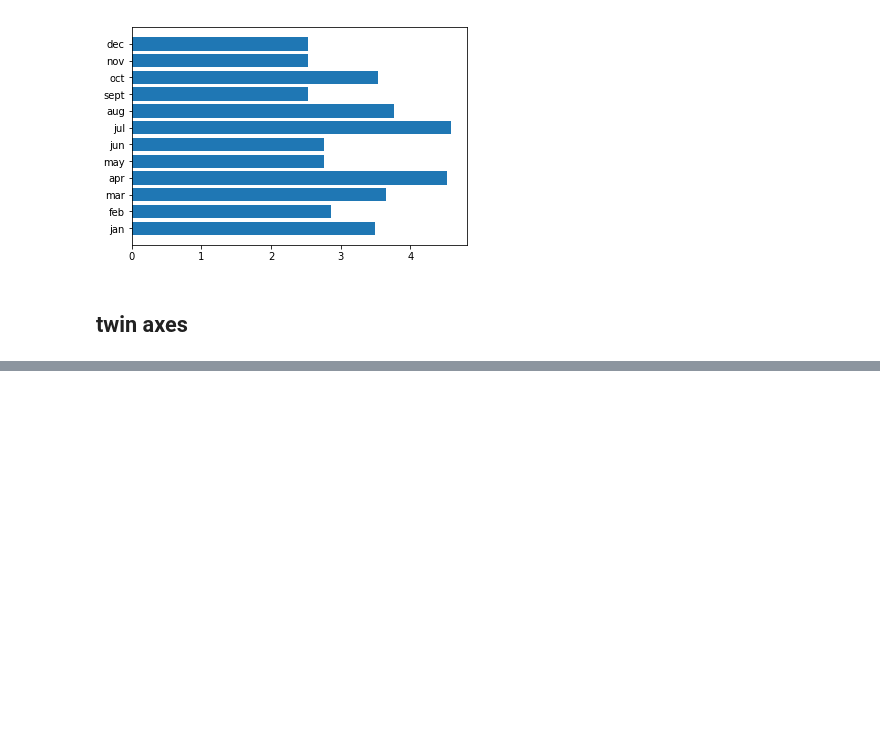
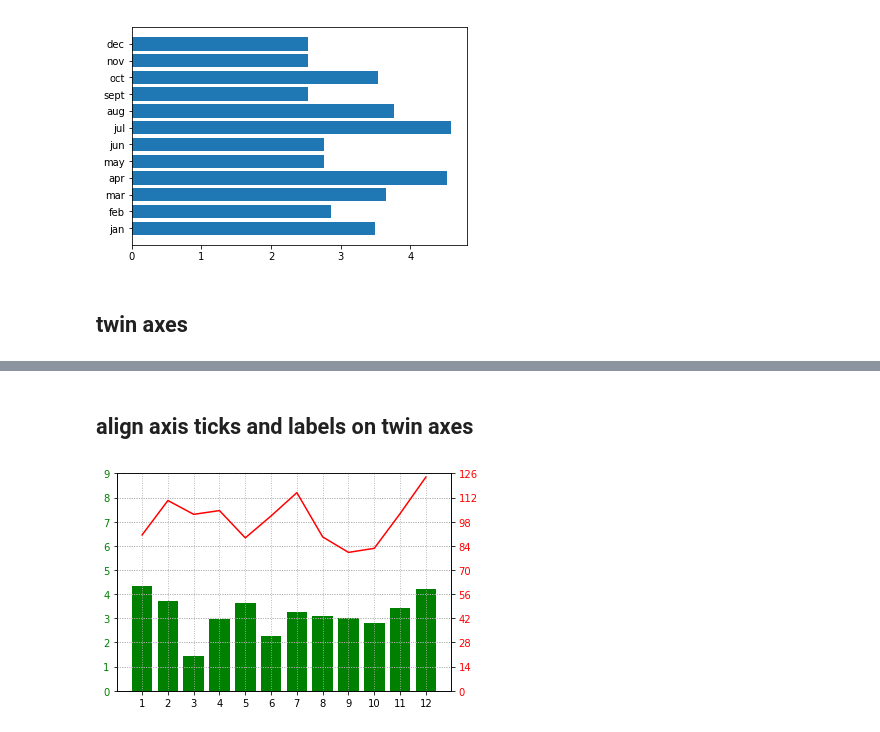
Before and after one commit to queirozfcom/python-sandbox, a Jupyter notebook: python3/notebooks/matplotlib/pyplot-by-example/main.ipynb, the cells around one changed output, grey strips where cells are left out. Drawn from its saved outputs; the diff is of its cells as text; code cells hidden in the pictures; blank space fills up the shorter version.

```diff
--- a/python3/notebooks/matplotlib/pyplot-by-example/main.ipynb
+++ b/python3/notebooks/matplotlib/pyplot-by-example/main.ipynb
@@ -368,0 +390,43 @@ plt.show()
+# %% [markdown]
+## align axis ticks and labels on twin axes
+# %%
+plt.clf()
+np.random.seed(10)
+xs = [1,2,3,4,5,6,7,8,9,10,11,12]
+ys_bars = np.random.normal(loc=3.0,size=12)
+ys_lines = np.random.normal(loc=5.0,size=12,scale=0.5)
+
+# this is the axis on the left
+ax1=plt.gca()
+ax1.bar(xs,ys_bars,color='green')
+
+num_ticks = 10
+
+ax1.set_yticks(np.arange(0,10,1))
+ax1.yaxis.set_major_locator(plt.LinearLocator(numticks=num_ticks))
+ax1.set_yticklabels(['{:.0f}'.format(n) for n in ax1.get_yticks()],color='green')
+# create the 'twin' axis on the right
+ax2=ax1.twinx()
+
+# plot the same numbers but multiplied by 20
+ax2.plot(xs,ys_lines*20,color='red')
+# set the ticks and ticklabels for the twin axis
+
+ax2.set_yticks(np.arange(0,130,10))
+ax2.yaxis.set_major_locator(plt.LinearLocator(numticks=num_ticks))
+ax2.set_yticklabels(['{:.0f}'.format(n) for n in ax2.get_yticks()],color='red')
+
+# set ticks for the x axis (bottom)
+ax2.xaxis.set_ticks(xs)
+
+# add grid (optional)
+# ax1.tick_params(axis='y')
+
+ax1.grid(True,linewidth=0.9,linestyle=':')
+ax2.grid(True,linewidth=0.9,linestyle=':')
+
+plt.gcf().set_size_inches(6,4)
+
+plt.show()
+# %% [output]
+[figure, added]
```
Also changed, not shown: parts of 6 cells of this notebook, 1 other file.
